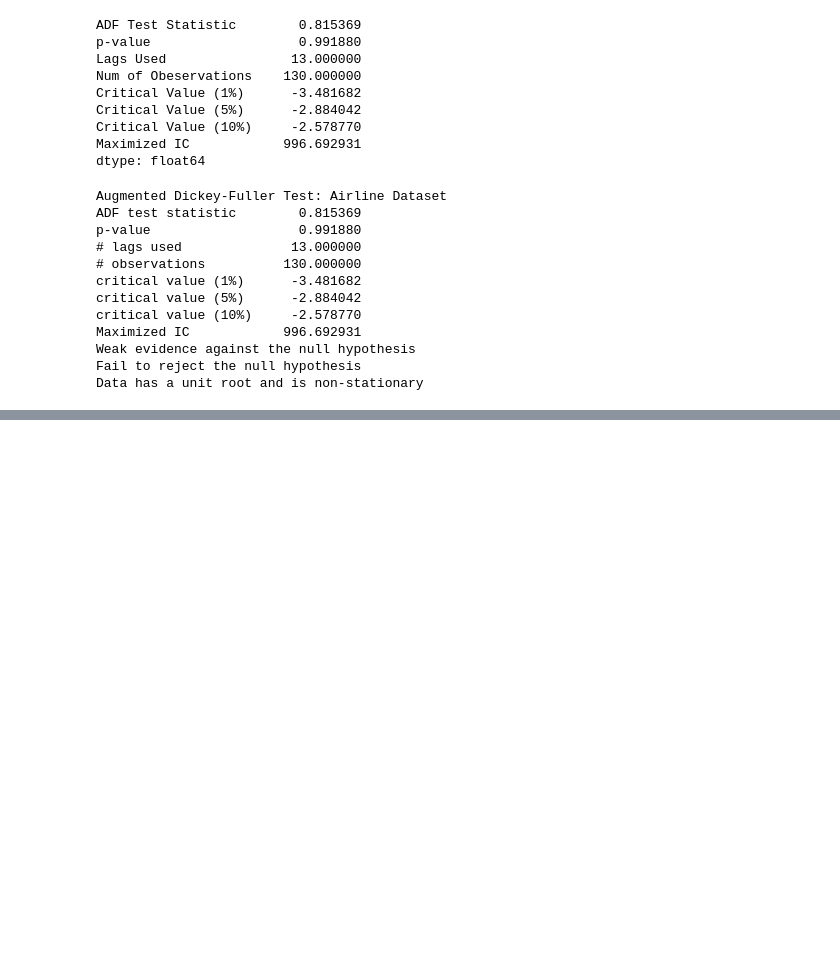
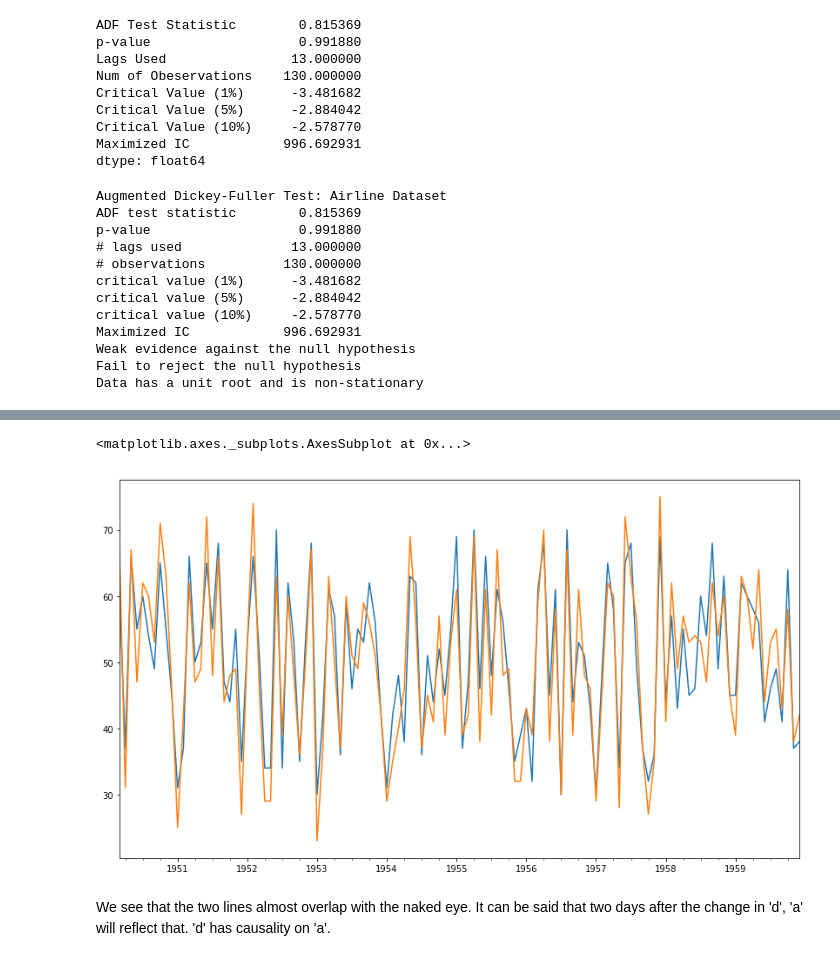
Before and after one commit to saifulrijal-ds/time-series-analysis-python, a Jupyter notebook: study-notes_general-forecasting-model_pt4.ipynb, the cells around one changed output, grey strips where cells are left out. Drawn from its saved outputs; the diff is of its cells as text; code cells hidden in the pictures; blank space fills up the shorter version.

```diff
--- a/study-notes_general-forecasting-model_pt4.ipynb
+++ b/study-notes_general-forecasting-model_pt4.ipynb
@@ -130,0 +179,10 @@ Data has a unit root and is non-stationary
+# %%
+# let's plot column 'a' from index 2
+samples_df['a'][2:].plot(figsize=(14, 8), label=True).autoscale(axis='x', tight=True)
+# and then shift column 'd' as much as 2
+samples_df['d'].shift(2).plot(label=True)
+# %% [output]
+<matplotlib.axes._subplots.AxesSubplot at 0x...>
+[figure, added]
+# %% [markdown]
+We see that the two lines almost overlap with the naked eye. It can be said that two days after the change in 'd', 'a' will reflect that. 'd' has causality on 'a'.
```
Also changed, not shown: parts of 24 cells of this notebook, 1 other file.
